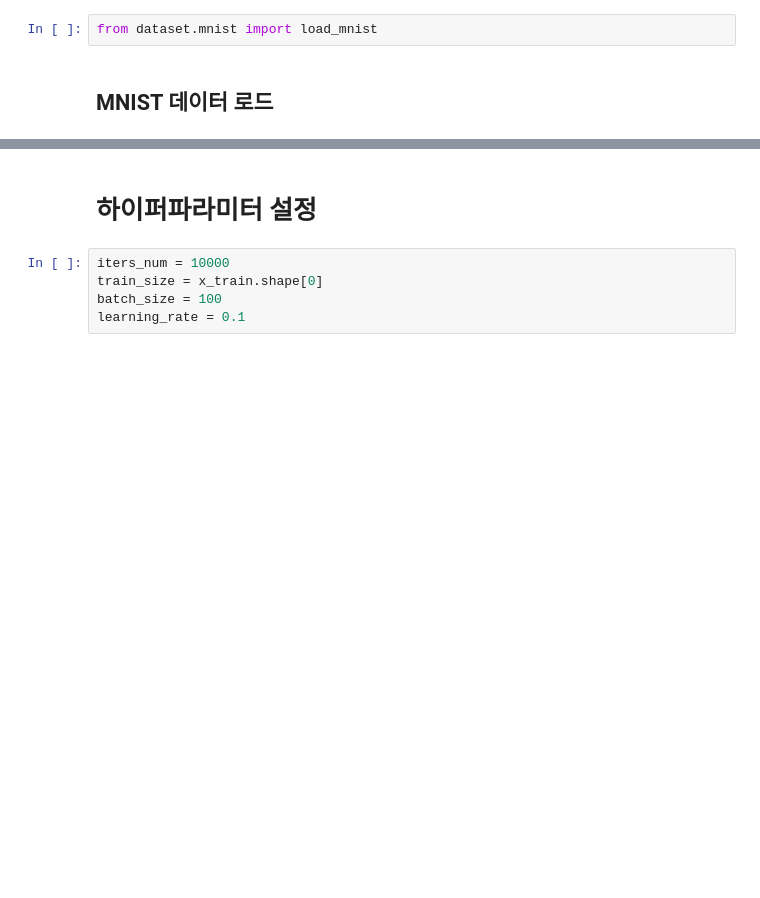
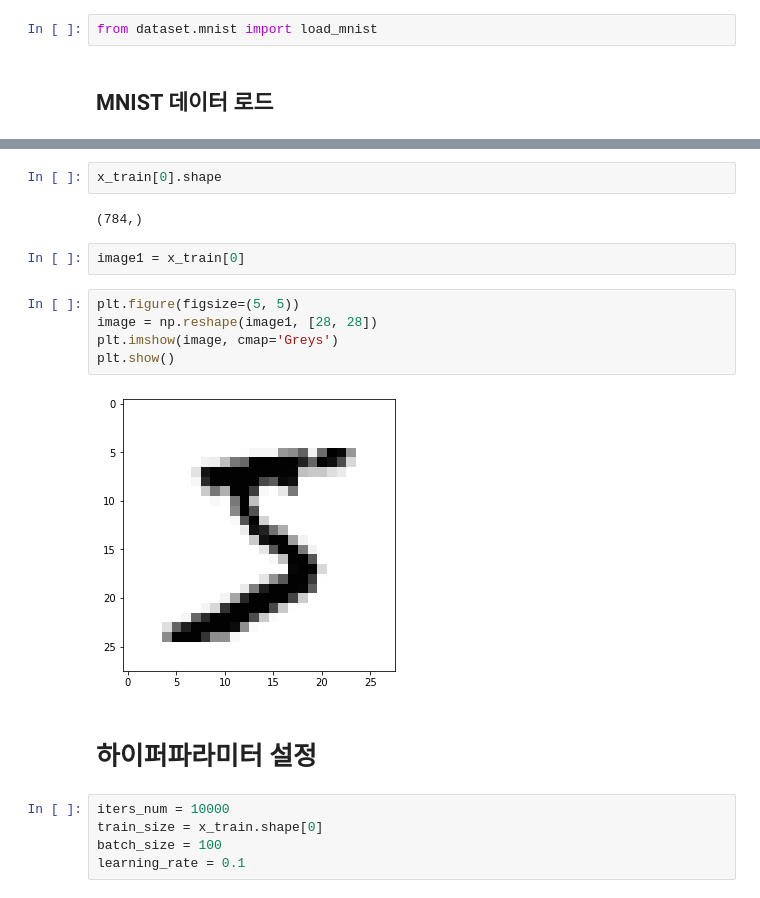
Before and after one commit to yeomkyeorae/TIL, a Jupyter notebook: deepLearning/DeepLearning_from_Scratch/ch04/chapter4.ipynb, the cells around one changed output, grey strips where cells are left out. Drawn from its saved outputs; the diff is of its cells as text; blank space fills up the shorter version.

```diff
--- a/deepLearning/DeepLearning_from_Scratch/ch04/chapter4.ipynb
+++ b/deepLearning/DeepLearning_from_Scratch/ch04/chapter4.ipynb
@@ -213,3 +184,16 @@ Done!
+# %%
+x_train[0].shape
+# %% [output]
+(784,)
+# %%
+image1 = x_train[0]
+# %%
+plt.figure(figsize=(5, 5))
+image = np.reshape(image1, [28, 28])
+plt.imshow(image, cmap='Greys')
+plt.show()
+# %% [output]
+[figure, added]
 # %% [markdown]
 # 하이퍼파라미터 설정
 # %%
```
Also changed, not shown: parts of 9 cells of this notebook, 1 other file.
